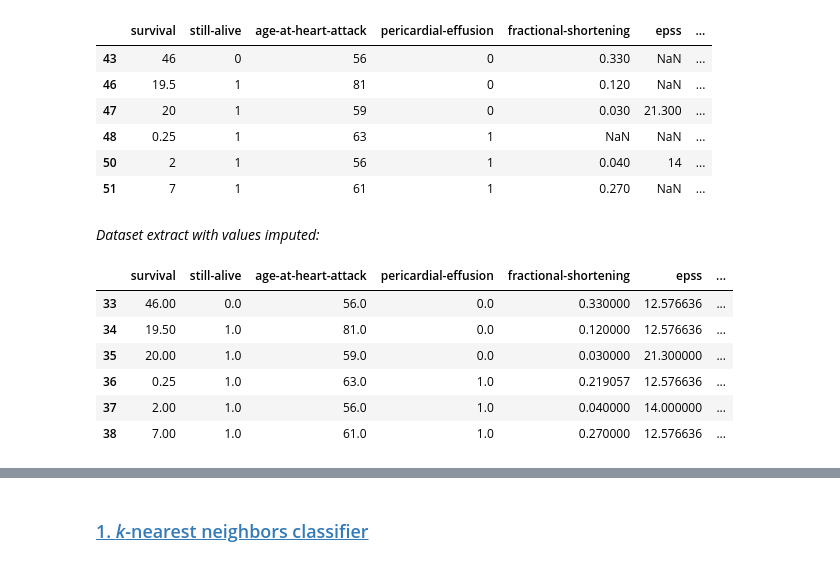
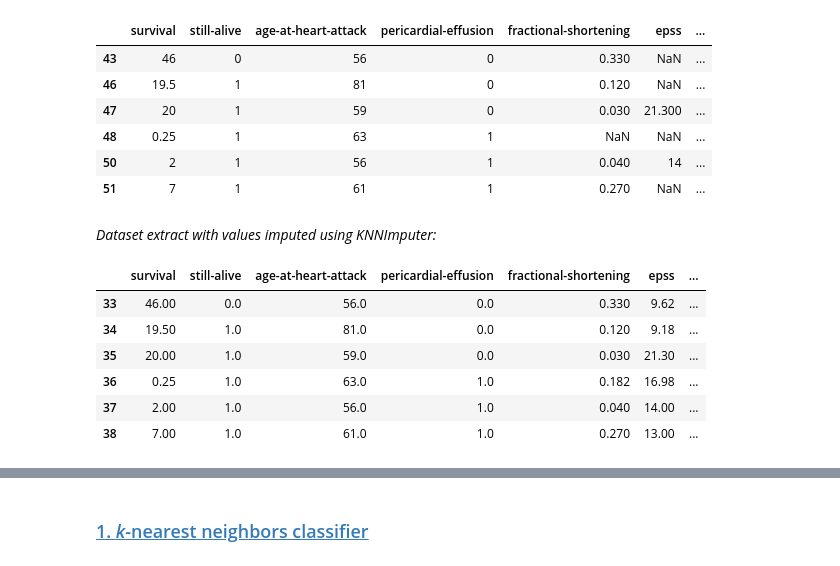
Before and after one commit to MateiSirbu/IDS_Sirbu_Tataru, a Jupyter notebook: Laborator6/Echocardiogram.ipynb, the cells around one changed output, grey strips where cells are left out. Drawn from its saved outputs; the diff is of its cells as text; code cells hidden in the pictures.

Commit message:
Implemented KNNImputer for imputing missing values in Echocardiogram dataset

```diff
--- a/Laborator6/Echocardiogram.ipynb
+++ b/Laborator6/Echocardiogram.ipynb
@@ -88,24 +82,24 @@ Dataset extract with missing values:
 | 50 | 2 | 1 | 56 | 1 | 0.040 | 14 | ... |
 | 51 | 7 | 1 | 61 | 1 | 0.270 | NaN | ... |
 # %%
-from sklearn.impute import SimpleImputer
+from sklearn.impute import KNNImputer
 header = ['survival', 'still-alive', 'age-at-heart-attack', 'pericardial-effusion', 'fractional-shortening', 'epss', 'lvdd', 'wall-motion-score', 'wall-motion-index', 'alive-at-1']
-imputer = SimpleImputer(missing_values=np.nan, strategy='mean')
+imputer = KNNImputer(missing_values=np.nan, n_neighbors=5)
 imputer.fit(data_echo)
 data_echo = pd.DataFrame(data=imputer.transform(data_echo), columns=header)
-display(HTML("<i>Dataset extract with values imputed:</i>"))
+display(HTML("<i>Dataset extract with values imputed using KNNImputer:</i>"))
 display(data_echo[33:39])
 X = data_echo.values[:, :9]
 y = data_echo.values[:, -1]
 # %% [output]
-Dataset extract with values imputed:
+Dataset extract with values imputed using KNNImputer:
 |  | survival | still-alive | age-at-heart-attack | pericardial-effusion | fractional-shortening | epss | ... |
-| 33 | 46.00 | 0.0 | 56.0 | 0.0 | 0.330000 | 12.576636 | ... |
-| 34 | 19.50 | 1.0 | 81.0 | 0.0 | 0.120000 | 12.576636 | ... |
-| 35 | 20.00 | 1.0 | 59.0 | 0.0 | 0.030000 | 21.300000 | ... |
-| 36 | 0.25 | 1.0 | 63.0 | 1.0 | 0.219057 | 12.576636 | ... |
-| 37 | 2.00 | 1.0 | 56.0 | 1.0 | 0.040000 | 14.000000 | ... |
-| 38 | 7.00 | 1.0 | 61.0 | 1.0 | 0.270000 | 12.576636 | ... |
+| 33 | 46.00 | 0.0 | 56.0 | 0.0 | 0.330 | 9.62 | ... |
+| 34 | 19.50 | 1.0 | 81.0 | 0.0 | 0.120 | 9.18 | ... |
+| 35 | 20.00 | 1.0 | 59.0 | 0.0 | 0.030 | 21.30 | ... |
+| 36 | 0.25 | 1.0 | 63.0 | 1.0 | 0.182 | 16.98 | ... |
+| 37 | 2.00 | 1.0 | 56.0 | 1.0 | 0.040 | 14.00 | ... |
+| 38 | 7.00 | 1.0 | 61.0 | 1.0 | 0.270 | 13.00 | ... |
 # %% [markdown]
 # <u>Modelele de clasificare _in a nutshell_</u>
 Pentru clasificarea datelor din datasetul _Echocardiogram_ vom utiliza următoarele modele de clasificare: kNN, Decision Tree, MLP, Gaussian NB și Random Forest. În paragraful următor vă vom explica modul de funcționare al fiecărui algoritm și evidenția hiperparametrii și formulele care stau la baza acestora.
```
Also changed, not shown: parts of 11 cells of this notebook.
